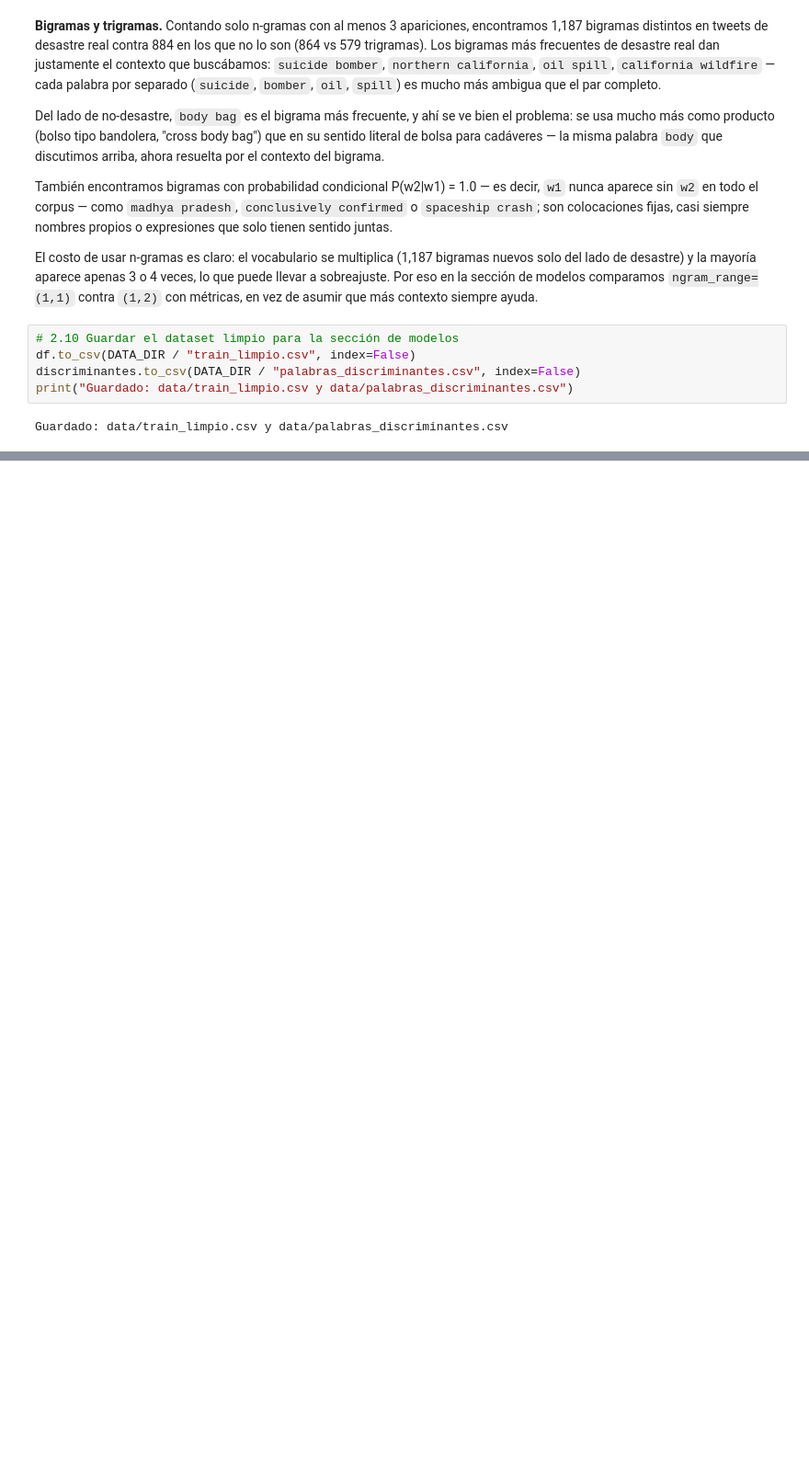
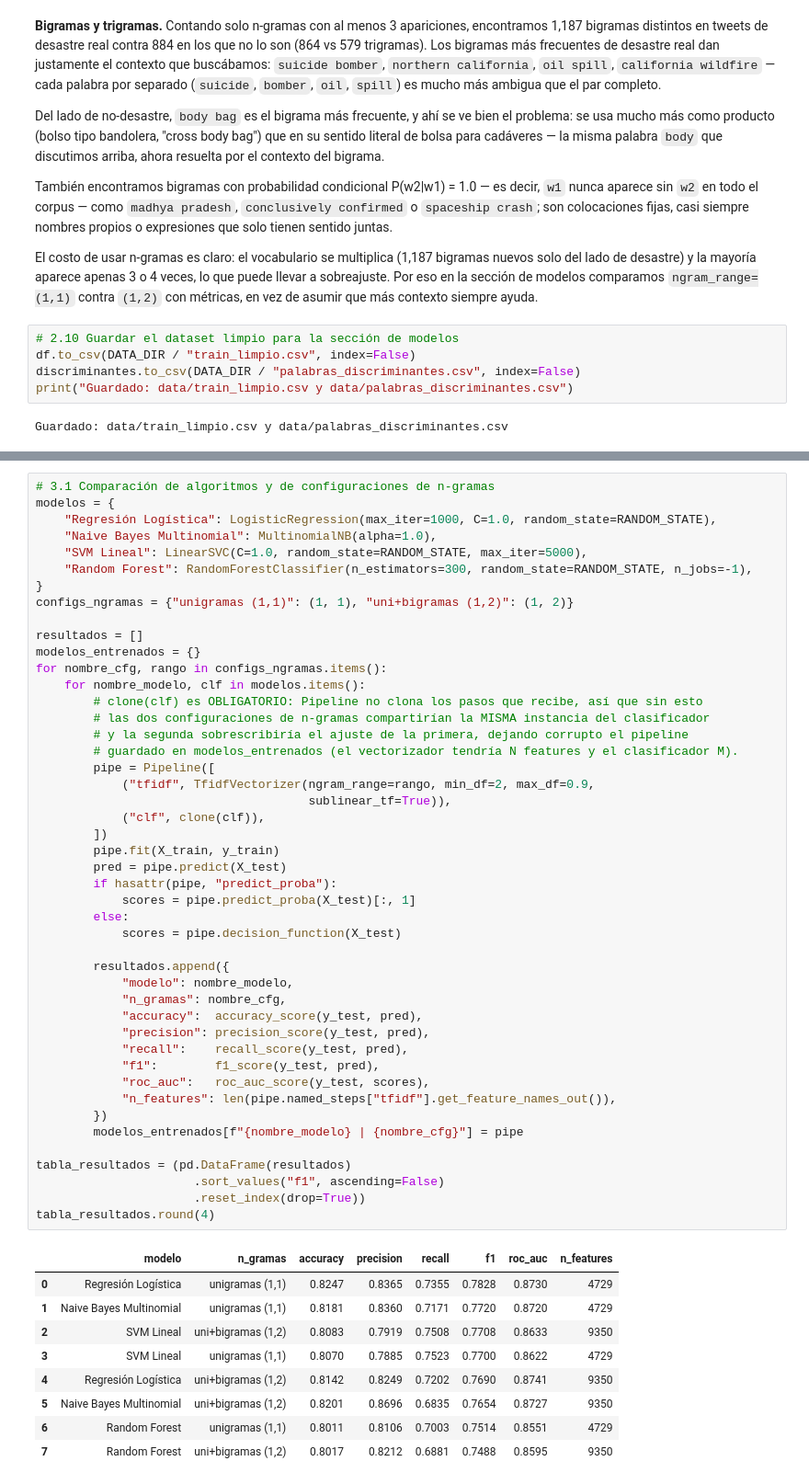
Before and after one commit to erickguerra2/LAB05-DATA, a Jupyter notebook: Laboratorio5.ipynb, the cells around one changed output, grey strips where cells are left out. Shown at 92% size. Drawn from its saved outputs; the diff is of its cells as text; blank space fills up the shorter version.

```diff
--- a/Laboratorio5.ipynb
+++ b/Laboratorio5.ipynb
@@ -833,0 +877,56 @@ Guardado: data/train_limpio.csv y data/palabras_discriminantes.csv
+# %%
+# 3.1 Comparación de algoritmos y de configuraciones de n-gramas
+modelos = {
+    "Regresión Logística": LogisticRegression(max_iter=1000, C=1.0, random_state=RANDOM_STATE),
+    "Naive Bayes Multinomial": MultinomialNB(alpha=1.0),
+    "SVM Lineal": LinearSVC(C=1.0, random_state=RANDOM_STATE, max_iter=5000),
+    "Random Forest": RandomForestClassifier(n_estimators=300, random_state=RANDOM_STATE, n_jobs=-1),
+}
+configs_ngramas = {"unigramas (1,1)": (1, 1), "uni+bigramas (1,2)": (1, 2)}
+
+resultados = []
+modelos_entrenados = {}
+for nombre_cfg, rango in configs_ngramas.items():
+    for nombre_modelo, clf in modelos.items():
+        # clone(clf) es OBLIGATORIO: Pipeline no clona los pasos que recibe, así que sin esto
+        # las dos configuraciones de n-gramas compartirían la MISMA instancia del clasificador
+        # y la segunda sobrescribiría el ajuste de la primera, dejando corrupto el pipeline
+        # guardado en modelos_entrenados (el vectorizador tendría N features y el clasificador M).
+        pipe = Pipeline([
+            ("tfidf", TfidfVectorizer(ngram_range=rango, min_df=2, max_df=0.9,
+                                      sublinear_tf=True)),
+            ("clf", clone(clf)),
+        ])
+        pipe.fit(X_train, y_train)
+        pred = pipe.predict(X_test)
+        if hasattr(pipe, "predict_proba"):
+            scores = pipe.predict_proba(X_test)[:, 1]
+        else:
+            scores = pipe.decision_function(X_test)
+
+        resultados.append({
+            "modelo": nombre_modelo,
+            "n_gramas": nombre_cfg,
+            "accuracy":  accuracy_score(y_test, pred),
+            "precision": precision_score(y_test, pred),
+            "recall":    recall_score(y_test, pred),
+            "f1":        f1_score(y_test, pred),
+            "roc_auc":   roc_auc_score(y_test, scores),
+            "n_features": len(pipe.named_steps["tfidf"].get_feature_names_out()),
+        })
+        modelos_entrenados[f"{nombre_modelo} | {nombre_cfg}"] = pipe
+
+tabla_resultados = (pd.DataFrame(resultados)
+                      .sort_values("f1", ascending=False)
+                      .reset_index(drop=True))
+tabla_resultados.round(4)
+# %% [output]
+|  | modelo | n_gramas | accuracy | precision | recall | f1 | roc_auc | n_features |
+| 0 | Regresión Logística | unigramas (1,1) | 0.8247 | 0.8365 | 0.7355 | 0.7828 | 0.8730 | 4729 |
+| 1 | Naive Bayes Multinomial | unigramas (1,1) | 0.8181 | 0.8360 | 0.7171 | 0.7720 | 0.8720 | 4729 |
+| 2 | SVM Lineal | uni+bigramas (1,2) | 0.8083 | 0.7919 | 0.7508 | 0.7708 | 0.8633 | 9350 |
+| 3 | SVM Lineal | unigramas (1,1) | 0.8070 | 0.7885 | 0.7523 | 0.7700 | 0.8622 | 4729 |
+| 4 | Regresión Logística | uni+bigramas (1,2) | 0.8142 | 0.8249 | 0.7202 | 0.7690 | 0.8741 | 9350 |
+| 5 | Naive Bayes Multinomial | uni+bigramas (1,2) | 0.8201 | 0.8696 | 0.6835 | 0.7654 | 0.8727 | 9350 |
+| 6 | Random Forest | unigramas (1,1) | 0.8011 | 0.8106 | 0.7003 | 0.7514 | 0.8551 | 4729 |
+| 7 | Random Forest | uni+bigramas (1,2) | 0.8017 | 0.8212 | 0.6881 | 0.7488 | 0.8595 | 9350 |
```
Also changed, not shown: parts of 7 cells of this notebook.
